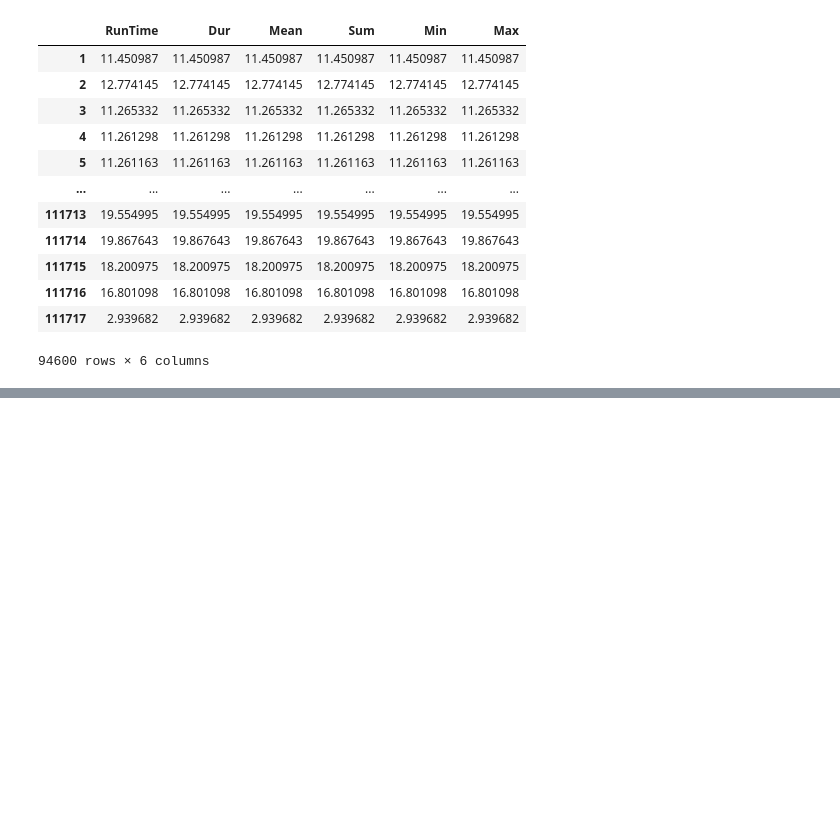
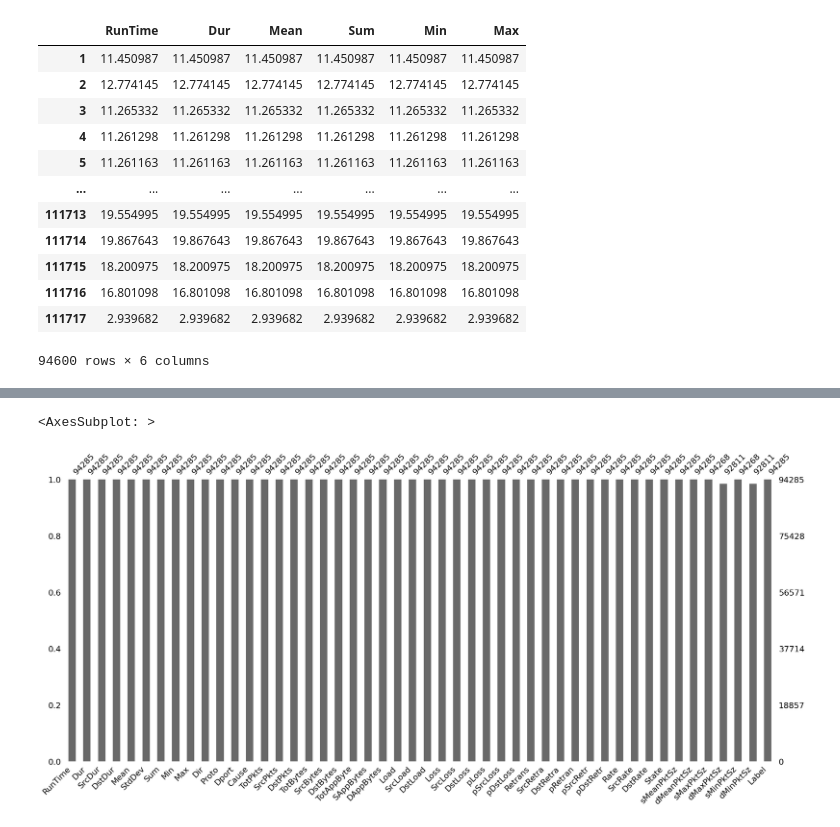
Before and after one commit to soyMA05/Clasiffication_TrafficSDN2, a Jupyter notebook: Fase2/preprocesamiento_limpieza.ipynb, the cells around one changed output, grey strips where cells are left out. Saved outputs shown, nothing was run; the diff lists cells and outputs as text; code cells hidden in the pictures; blank space fills up the shorter version.

Commit message:
rellenando datos faltantes

```diff
--- a/Fase2/preprocesamiento_limpieza.ipynb
+++ b/Fase2/preprocesamiento_limpieza.ipynb
@@ -301,8 +302,8 @@ for fila in df_normal.iloc[:,[8,9,12,14,15,16]].values:
 caracteristicas_eldir = ['StartTime', 'LastTime','SrcStartTime','DstStartTime','SrcLastTime',
 'DstLastTime', 'Seq','Flgs','SrcAddr','DstAddr','Sport','sTos','dTos','sTtl','dTtl','PCRatio'
 ,'TcpRtt', 'SynAck','AckDat','TcpOpt','Offset']
-# %%
-"""importar db normal, DoS y Probe"""
-df_normal = pd.read_csv('../../araData/normal_1.2.csv', low_memory=False)
-df_dos = pd.read_csv('../../araData/dos_1.2.csv', low_memory=False)
-df_probe = pd.read_csv('../../araData/probe_1.2.csv', low_memory=False)
+# %%
+""" eliminar atributos por seleccion """
+df_normal.drop(columns=caracteristicas_eldir, axis=1, inplace=True)
+df_dos.drop(columns=caracteristicas_eldir, axis=1, inplace=True)
+df_probe.drop(columns=caracteristicas_eldir, axis=1, inplace=True)
@@ -308,0 +339,15 @@ df_probe = pd.read_csv('../../araData/probe_1.2.csv', low_memory=False)
+# %%
+faltantes=['SIntPkt','DIntPkt','SIntPktAct','DIntPktAct','SIntPktIdl','DIntPktIdl',
+'SIntPktMax','SIntPktMin','DIntPktMax','DIntPktMin','SIPActMax'
+,'SIPActMin','DIPActMax','DIPActMin','SIPIdlMax','SIPIdlMin','DIPIdlMax','DIPIdlMin'
+,'SrcJitter','DstJitter','SrcJitAct','DstJitAct','SrcJitIdl','DstJitIdl']
+# %%
+""" eliminar atributos que contienen datos faltantes """
+df_normal.drop(columns=faltantes, axis=1, inplace=True)
+df_dos.drop(columns=faltantes, axis=1, inplace=True)
+df_probe.drop(columns=faltantes, axis=1, inplace=True)
+# %%
+msno.bar(df_normal)
+# %% [output]
+<AxesSubplot: >
+[figure, added]
```
Also changed, not shown: parts of 13 cells of this notebook.
